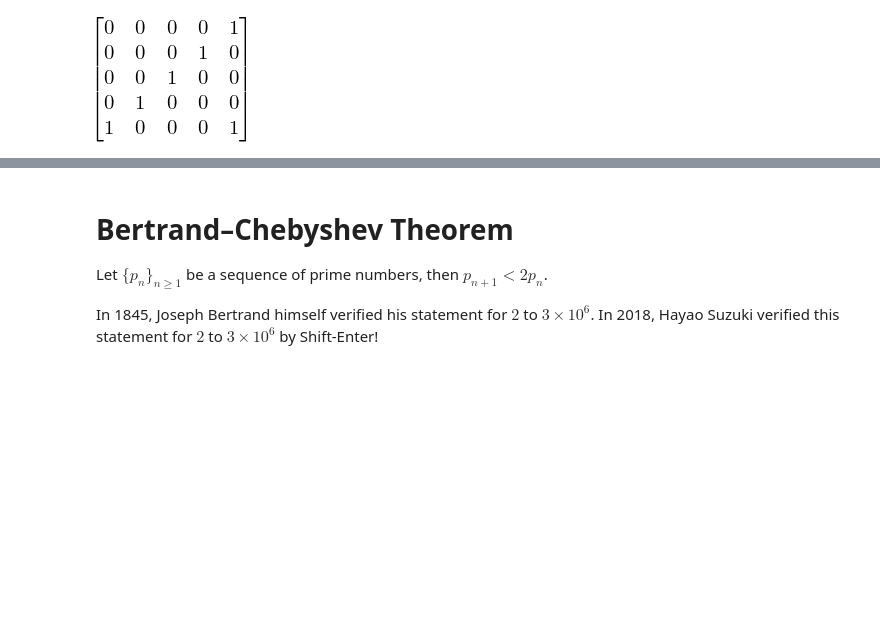
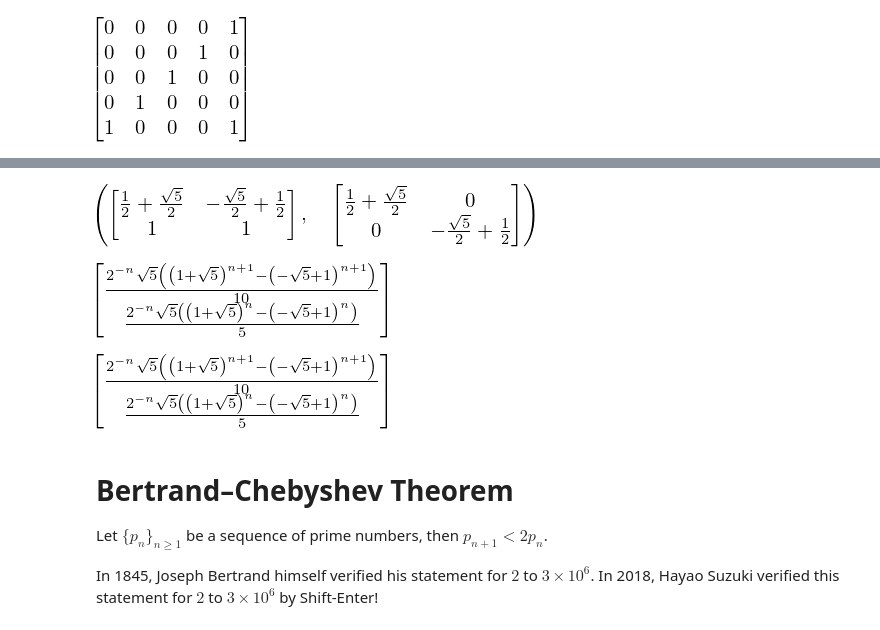
Before and after one commit to HayaoSuzuki/pyconjp2018, a Jupyter notebook: 180917slide_revised.ipynb, the cells around one changed output, grey strips where cells are left out. Saved outputs shown, nothing was run; the diff lists cells and outputs as text; code cells hidden in the pictures; blank space fills up the shorter version.

```diff
--- a/180917slide_revised.ipynb
+++ b/180917slide_revised.ipynb
@@ -409,3 +428,30 @@ factor(p)  # Characteristics Polynomial of A
+# %%
+from sympy import Matrix, Symbol, simplify
+
+n = Symbol("n", positive=True, integer=True)
+
+A = Matrix([
+    [1, 1],
+    [1, 0]
+])
+
+F = Matrix([
+    [1,],
+    [0,]
+])
+
+P, D = A.diagonalize()
+P, D
+# %% [output]
+[figure, added]
+# %%
+simplify((P * D**n * P**-1) * F)
+# %% [output]
+[figure, added]
+# %%
+simplify((A**n) * F)
+# %% [output]
+[figure, added]
 # %% [markdown]
 # Bertrand–Chebyshev Theorem
 
```
Also changed, not shown: parts of 21 cells of this notebook.
